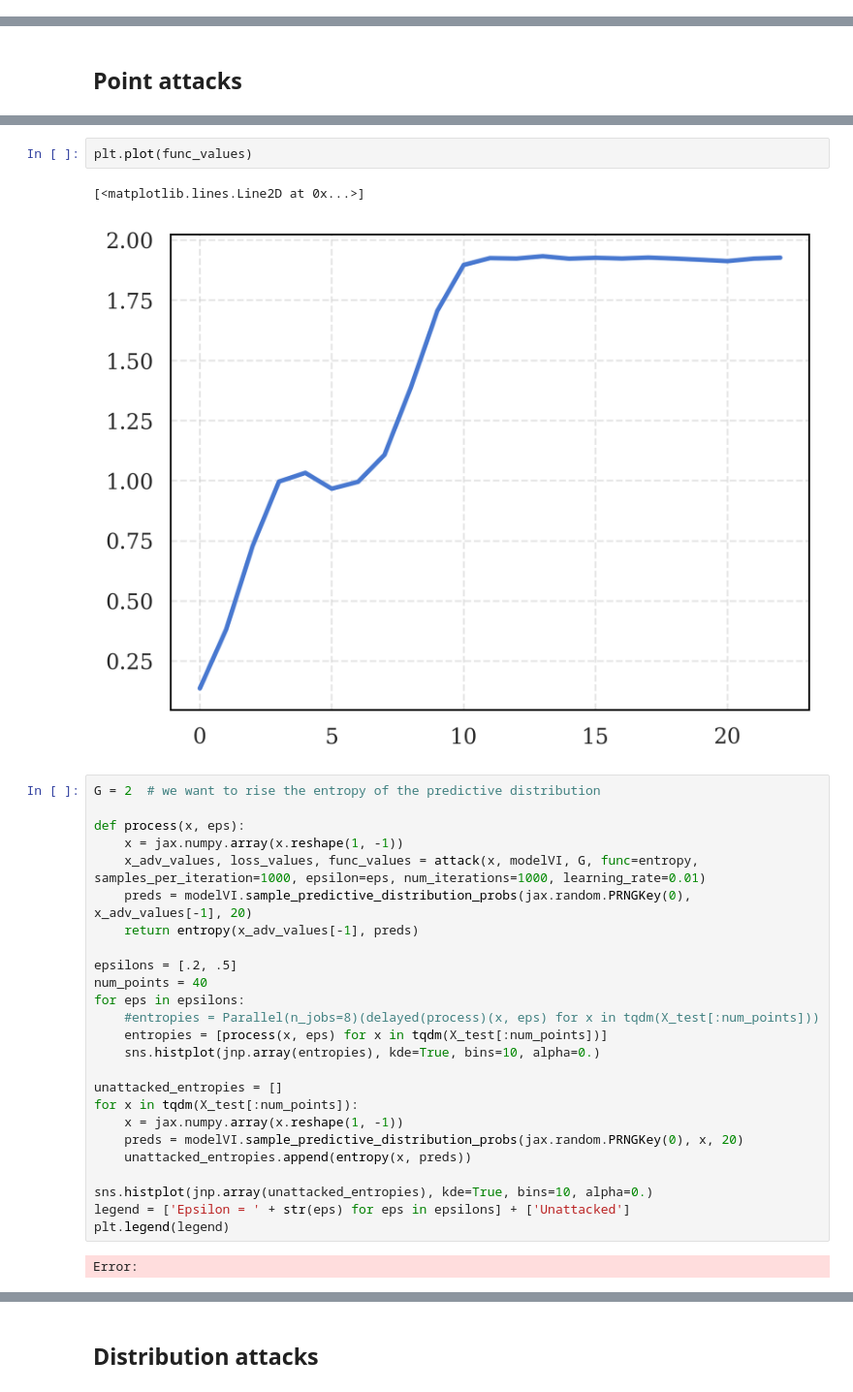
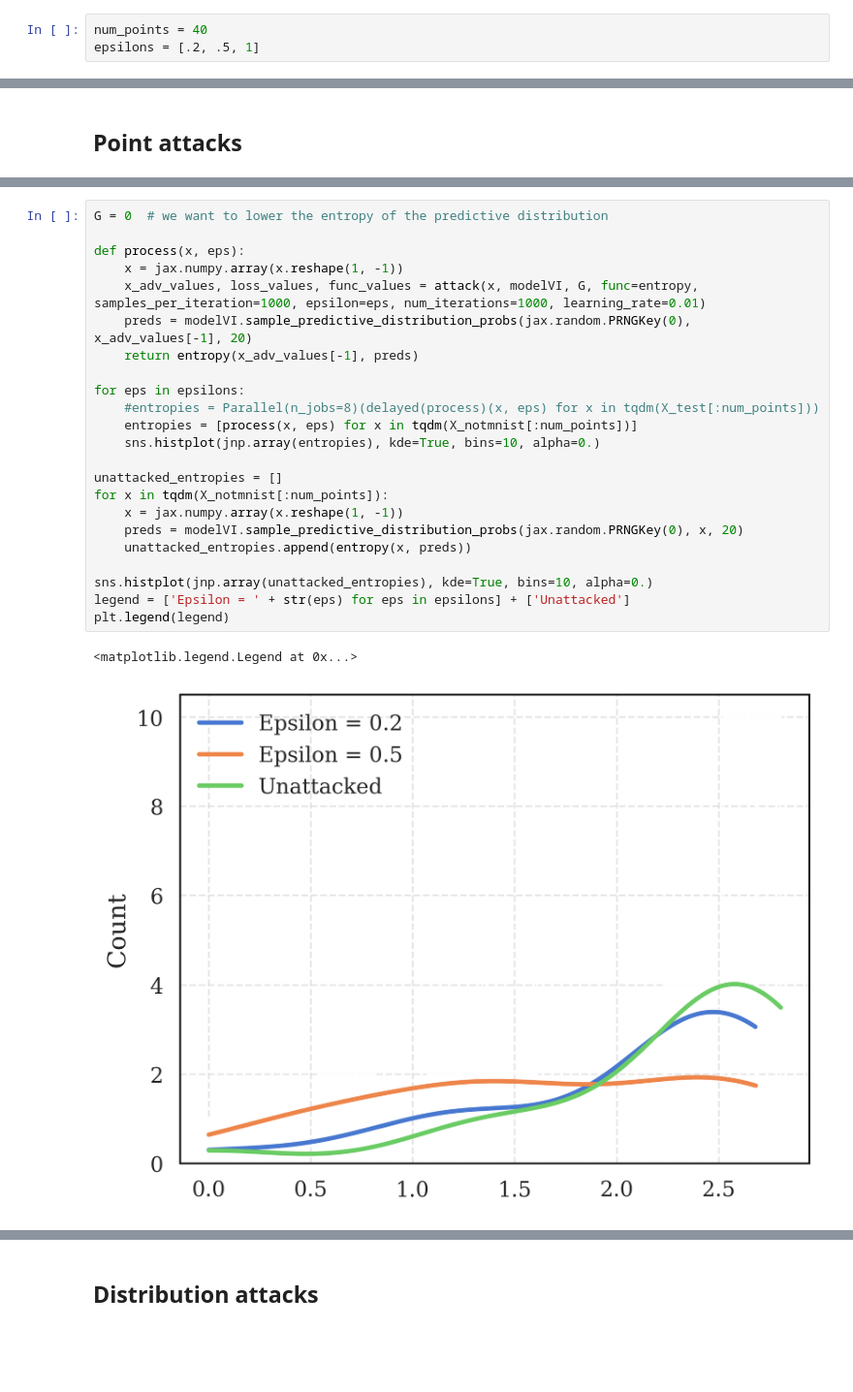
Before and after one commit to pablogarciarce/AdvReg, a Jupyter notebook: notebooks/test__mnist_jax_VI.ipynb, the cells around one changed output, grey strips where cells are left out. Shown at 97% size. Saved outputs shown, nothing was run; the diff lists cells and outputs as text; blank space fills up the shorter version.

```diff
--- a/notebooks/test__mnist_jax_VI.ipynb
+++ b/notebooks/test__mnist_jax_VI.ipynb
@@ -118,3 +116,6 @@ def exp_entropy(x, y):
+# %%
+num_points = 40
+epsilons = [.2, .5, 1]
 # %% [markdown]
 ## Baseline
 # %%
@@ -155,32 +167,26 @@ KeyboardInterrupt:
-# %%
-plt.plot(func_values)
-# %% [output]
-[<matplotlib.lines.Line2D at 0x...>]
-[figure, removed]
 # %%
-G = 2  # we want to rise the entropy of the predictive distribution
+G = 0  # we want to lower the entropy of the predictive distribution
 
 def process(x, eps):
     x = jax.numpy.array(x.reshape(1, -1))
     x_adv_values, loss_values, func_values = attack(x, modelVI, G, func=entropy, samples_per_iteration=1000, epsilon=eps, num_iterations=1000, learning_rate=0.01)
     preds = modelVI.sample_predictive_distribution_probs(jax.random.PRNGKey(0), x_adv_values[-1], 20)
     return entropy(x_adv_values[-1], preds)
 
-epsilons = [.2, .5]
-num_points = 40
 for eps in epsilons:
     #entropies = Parallel(n_jobs=8)(delayed(process)(x, eps) for x in tqdm(X_test[:num_points]))
-    entropies = [process(x, eps) for x in tqdm(X_test[:num_points])]
+    entropies = [process(x, eps) for x in tqdm(X_notmnist[:num_points])]
     sns.histplot(jnp.array(entropies), kde=True, bins=10, alpha=0.)
 
 unattacked_entropies = []
-for x in tqdm(X_test[:num_points]):
+for x in tqdm(X_notmnist[:num_points]):
     x = jax.numpy.array(x.reshape(1, -1))
     preds = modelVI.sample_predictive_distribution_probs(jax.random.PRNGKey(0), x, 20)
     unattacked_entropies.append(entropy(x, preds))
 
 sns.histplot(jnp.array(unattacked_entropies), kde=True, bins=10, alpha=0.)
 legend = ['Epsilon = ' + str(eps) for eps in epsilons] + ['Unattacked']
 plt.legend(legend)
 # %% [output]
-Error:
+<matplotlib.legend.Legend at 0x...>
+[figure, added]
```
Also changed, not shown: parts of 9 cells of this notebook, 9 other files.
